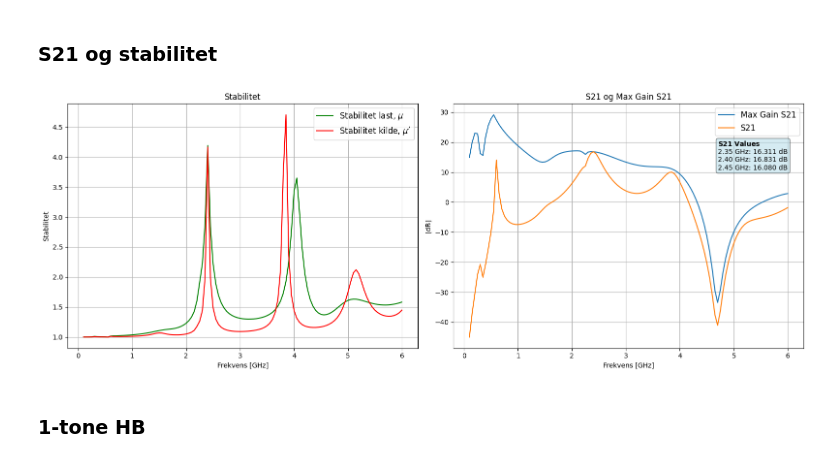
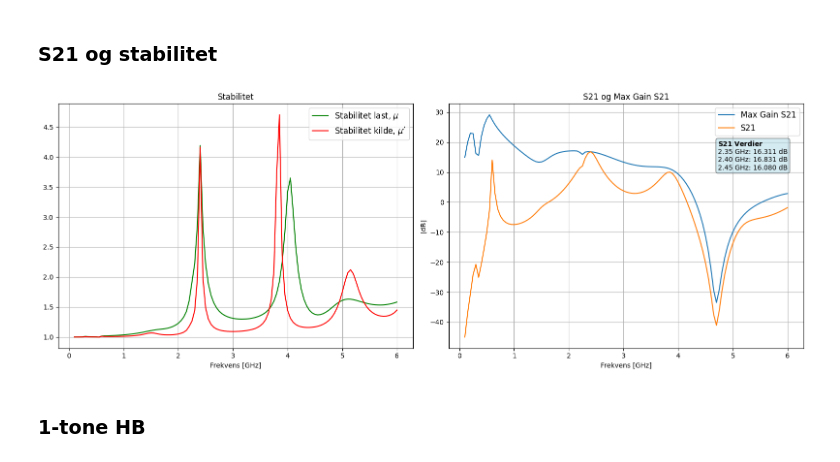
Before and after one commit to SkaugJr/TTT4201-Radiosystemdesign, a Jupyter notebook: Databehandling/Visualisering.ipynb, the cells around one changed output. Cells and saved outputs as stored; diff of their text form; code cells hidden in the pictures.

```diff
--- a/Databehandling/Visualisering.ipynb
+++ b/Databehandling/Visualisering.ipynb
@@ -24,36 +117,35 @@ s21_values = {freq: MAG_S21.loc[MAG_S21['Frekvens'] == freq, 'S21'].values[0] fo
 
 # Create subplots
 fig, axs = plt.subplots(1, 2, figsize=(16, 6))
 
 # Plot Stabilitet last and Stabilitet kilde
 axs[0].plot(stabilitet['Frekvens'], stabilitet['Stabilitet last'], color='g', label=r'Stabilitet last, $\mu$')
 axs[0].plot(stabilitet['Frekvens'], stabilitet['Stabilitet kilde'],color='r', label=r'Stabilitet kilde, $\mu^{\prime}$')
 axs[0].set_xlabel('Frekvens [GHz]')
-axs[0].set_ylabel('Stabilitet')
 axs[0].legend(fontsize=12)
 axs[0].grid(True)
 axs[0].title.set_text('Stabilitet')
 
 # Plot MAG_S21
 axs[1].plot(MAG_S21['Frekvens'], MAG_S21['Mag'], label='Max Gain S21')
 axs[1].plot(MAG_S21['Frekvens'], MAG_S21['S21'], label='S21')
 axs[1].set_xlabel('Frekvens [GHz]')
 axs[1].set_ylabel('[dB]')
 axs[1].legend(fontsize=12)
 axs[1].grid(True)
 axs[1].title.set_text('S21 og Max Gain S21')
 
 # Annotate the S21 values in a box right under the legend
-textstr = r'$\mathbf{S21\ Values}$' + '\n'+ '\n'.join([f'{freq:.2f} GHz: {s21_values[freq]:.3f} dB' for freq in freqs])
+textstr = r'$\mathbf{S21\ Verdier}$' + '\n'+ '\n'.join([f'{freq:.2f} GHz: {s21_values[freq]:.3f} dB' for freq in freqs])
 props = dict(boxstyle='round', facecolor='lightblue', alpha=0.5)
 axs[1].text(0.955, 0.85, textstr, transform=axs[1].transAxes, fontsize=10,
             verticalalignment='top', horizontalalignment='right', bbox=props, multialignment='left')
 
 # Show plot
 plt.tight_layout()
 plt.show()
 # %% [output]
-[figure, old version]
+[figure, new version]
 # %% [markdown]
 ### 1-tone HB
 # %%
```
Also changed, not shown: parts of 5 cells of this notebook, 29 other files.
